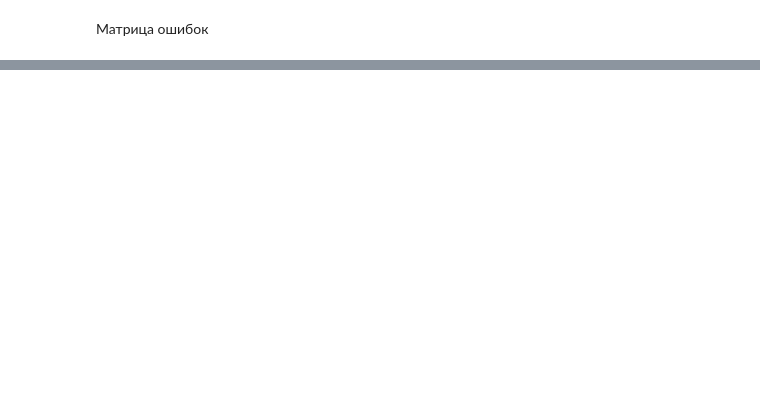
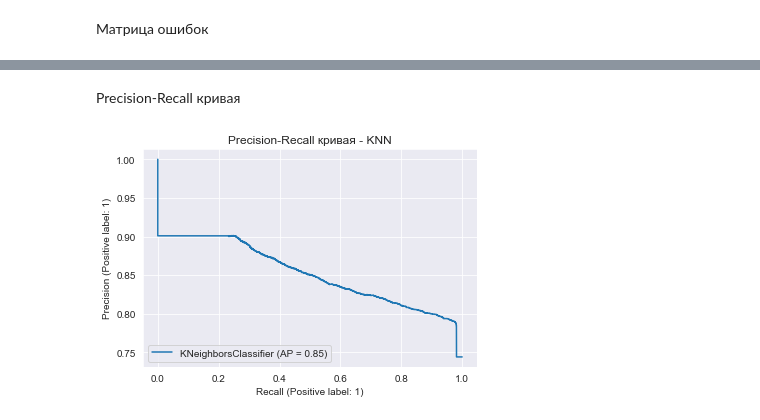
Before and after one commit to Sus-arch/Wine-Reviews-ML, a Jupyter notebook: classification/solution.ipynb, the cells around one changed output, grey strips where cells are left out. Drawn from its saved outputs; the diff is of its cells as text; code cells hidden in the pictures; blank space fills up the shorter version.

```diff
--- a/classification/solution.ipynb
+++ b/classification/solution.ipynb
@@ -329,0 +337,8 @@ plt.show()
+# %% [markdown]
+Precision-Recall кривая
+# %%
+PrecisionRecallDisplay.from_estimator(best_knn, X_test, y_test)
+plt.title("Precision-Recall кривая - KNN")
+plt.show()
+# %% [output]
+[figure, added]
```
Also changed, not shown: parts of 9 cells of this notebook.
